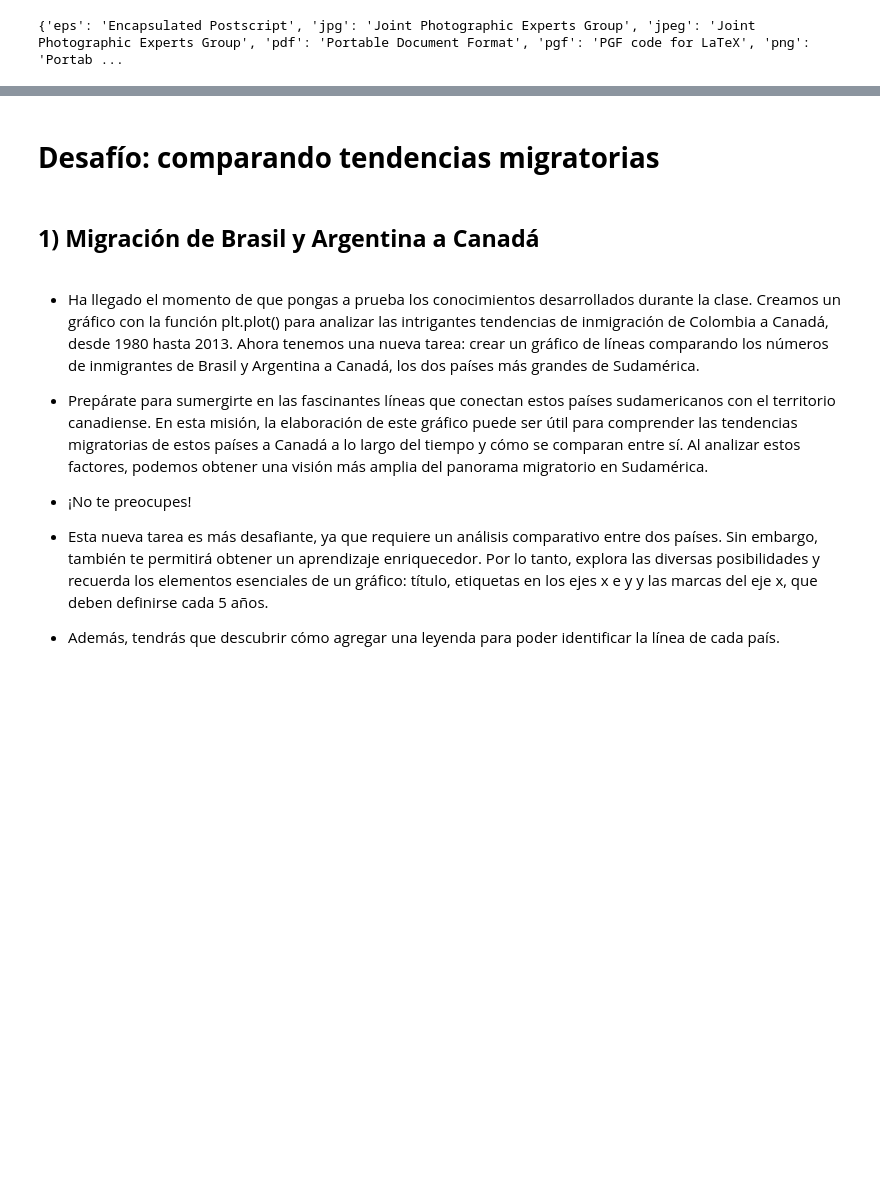
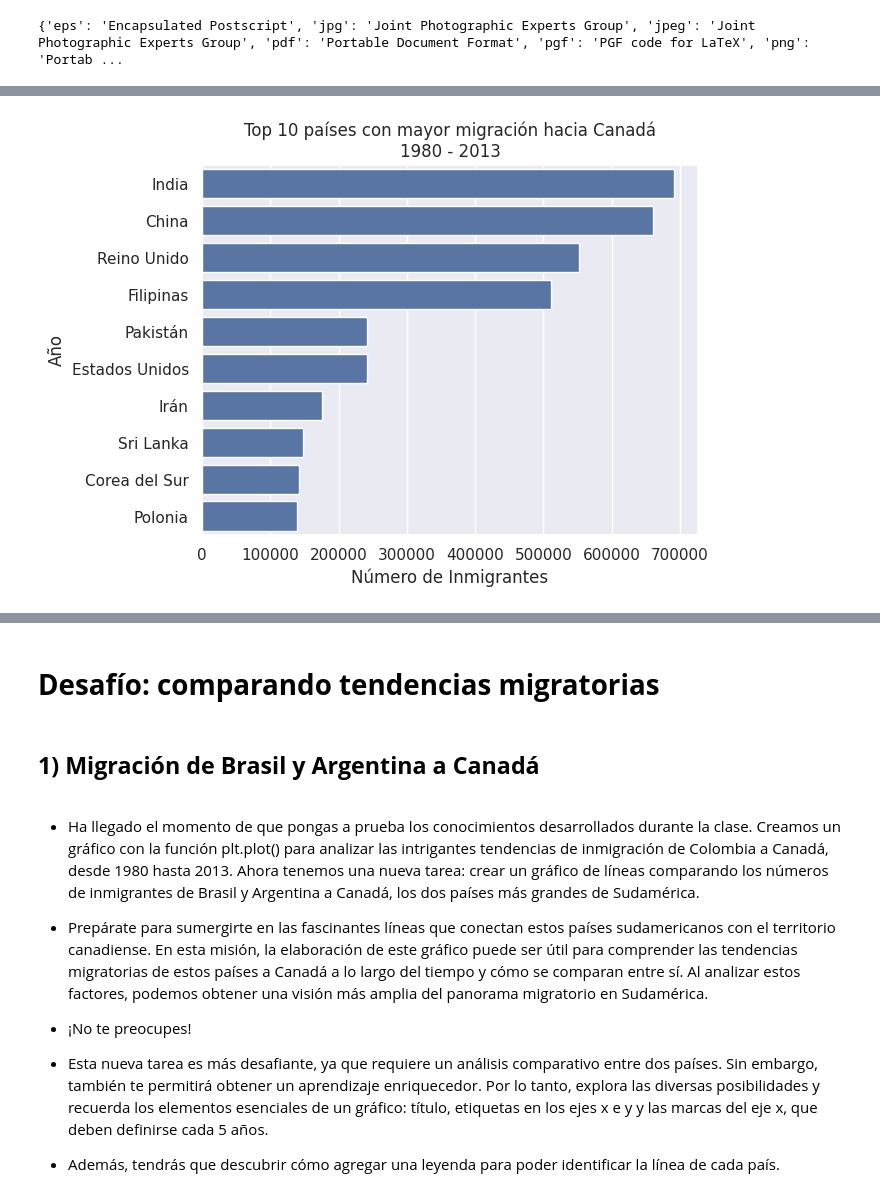
Before and after one commit to DanielRaiicHu/visualizacion-de-datos-con-bibliotecas-de-python, a Jupyter notebook: visualizacion_de_datos_con_bibliotecas_de_python.ipynb, the cells around one changed output, grey strips where cells are left out. Drawn from its saved outputs; the diff is of its cells as text; code cells hidden in the pictures; blank space fills up the shorter version.

```diff
--- a/visualizacion_de_datos_con_bibliotecas_de_python.ipynb
+++ b/visualizacion_de_datos_con_bibliotecas_de_python.ipynb
@@ -655,0 +691,4 @@ plt.show()
+# %%
+# Activamos el tema visual predeterminado de Seaborn
+# Esto mejora el estilo de los gráficos (tipografía, fondo, ejes, colores)
+sns.set_theme()
@@ -655,0 +697,6 @@ plt.show()
+# %%
+# Ordenamos el DataFrame de mayor a menor según la columna 'Total'
+# ascending=False → orden descendente (de mayor a menor)
+# head(10) → seleccionamos las 10 primeras filas (los 10 valores más altos)
+top_10 = df.sort_values('Total', ascending = False).head(10)
+top_10
@@ -655,0 +717,20 @@ plt.show()
+# %%
+# Creamos un gráfico de barras horizontales usando Seaborn
+# data=top_10 → usamos el DataFrame top_10 como fuente de datos
+# x='Total' → el largo de cada barra será el valor de la columna 'Total'
+# y=top_10.index → el eje y mostrará los nombres de las filas (el índice del DataFrame)
+# orient='h' → 'h' de horizontal → invierte los ejes (barras acostadas)
+ax = sns.barplot(data=top_10, x='Total', y=top_10.index, orient='h')
+
+# Configuramos el título y las etiquetas de los ejes usando ax.set()
+# title → título principal del gráfico (con salto de línea)
+# xlabel → nombre del eje X
+# ylabel → nombre del eje Y
+ax.set(title='Top 10 países con mayor migración hacia Canadá\n1980 - 2013',
+       xlabel='Número de Inmigrantes',
+       ylabel='Año')  # ← este valor no parece correcto
+
+# Mostramos el gráfico final en pantalla
+plt.show()
+# %% [output]
+[figure, added]
```
Also changed, not shown: parts of 59 cells of this notebook.
